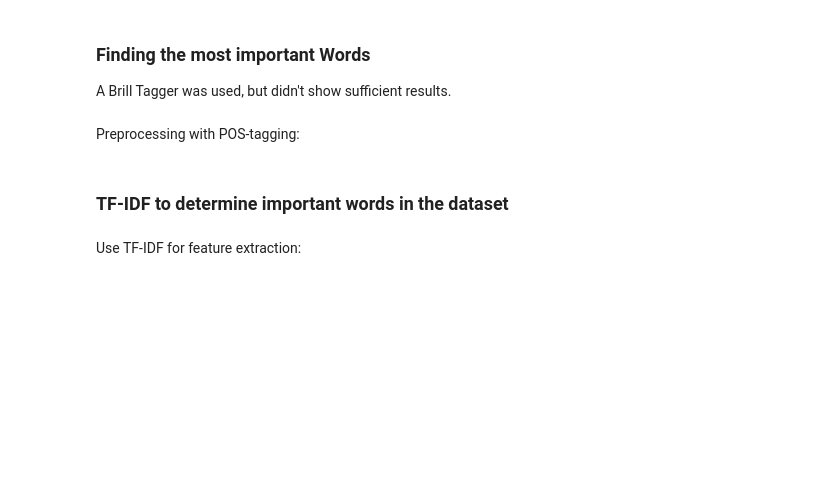
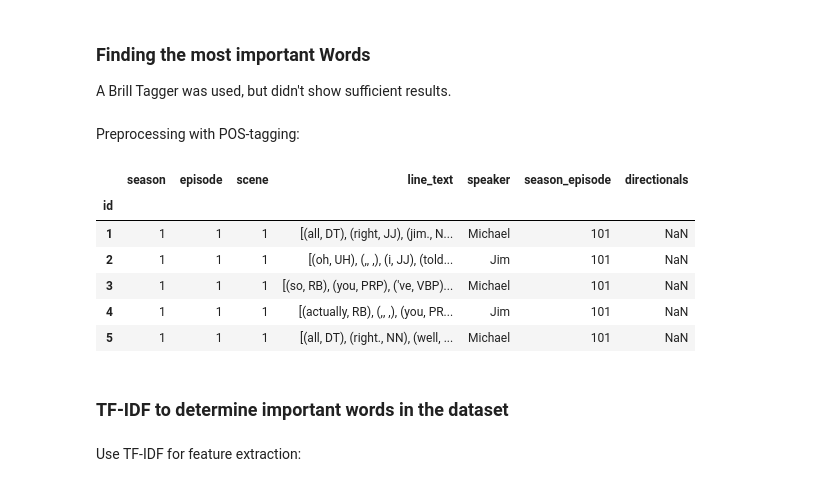
Before and after one commit to timo282/NLP-The-Office, a Jupyter notebook: notebooks/analysis_nlp.ipynb, the cells around one changed output. Cells and saved outputs as stored; diff of their text form; code cells hidden in the pictures; blank space fills up the shorter version.

```diff
--- a/notebooks/analysis_nlp.ipynb
+++ b/notebooks/analysis_nlp.ipynb
@@ -248,13 +249,21 @@ Preprocessing with POS-tagging:
 # %%
 param_dict_tokens_nostopwords = {
     "concat_scenes": False,
     "extract_direc": True,
     "remove_punct": False,
     "rmv_stopwords": False,
-    "lwr": False, # TODO: CAN WE USE LOWER HERE? SEE E.G. WORD "GOOD"
+    "lwr": True, # TODO: CAN WE USE LOWER HERE? SEE E.G. WORD "GOOD"
     "exp_contractions": False,
     "conversion": "pos_tag"
 }
 
 df_tokens_tagged = preprocess(df_raw, **param_dict_tokens_nostopwords)
 df_tokens_tagged.head()
+# %% [output]
+|  | season | episode | scene | line_text | speaker | season_episode | directionals |
+| id |  |  |  |  |  |  |  |
+| 1 | 1 | 1 | 1 | [(all, DT), (right, JJ), (jim., N... | Michael | 101 | NaN |
+| 2 | 1 | 1 | 1 | [(oh, UH), (,, ,), (i, JJ), (told... | Jim | 101 | NaN |
+| 3 | 1 | 1 | 1 | [(so, RB), (you, PRP), ('ve, VBP)... | Michael | 101 | NaN |
+| 4 | 1 | 1 | 1 | [(actually, RB), (,, ,), (you, PR... | Jim | 101 | NaN |
+| 5 | 1 | 1 | 1 | [(all, DT), (right., NN), (well, ... | Michael | 101 | NaN |
```
Also changed, not shown: parts of 15 cells of this notebook.
